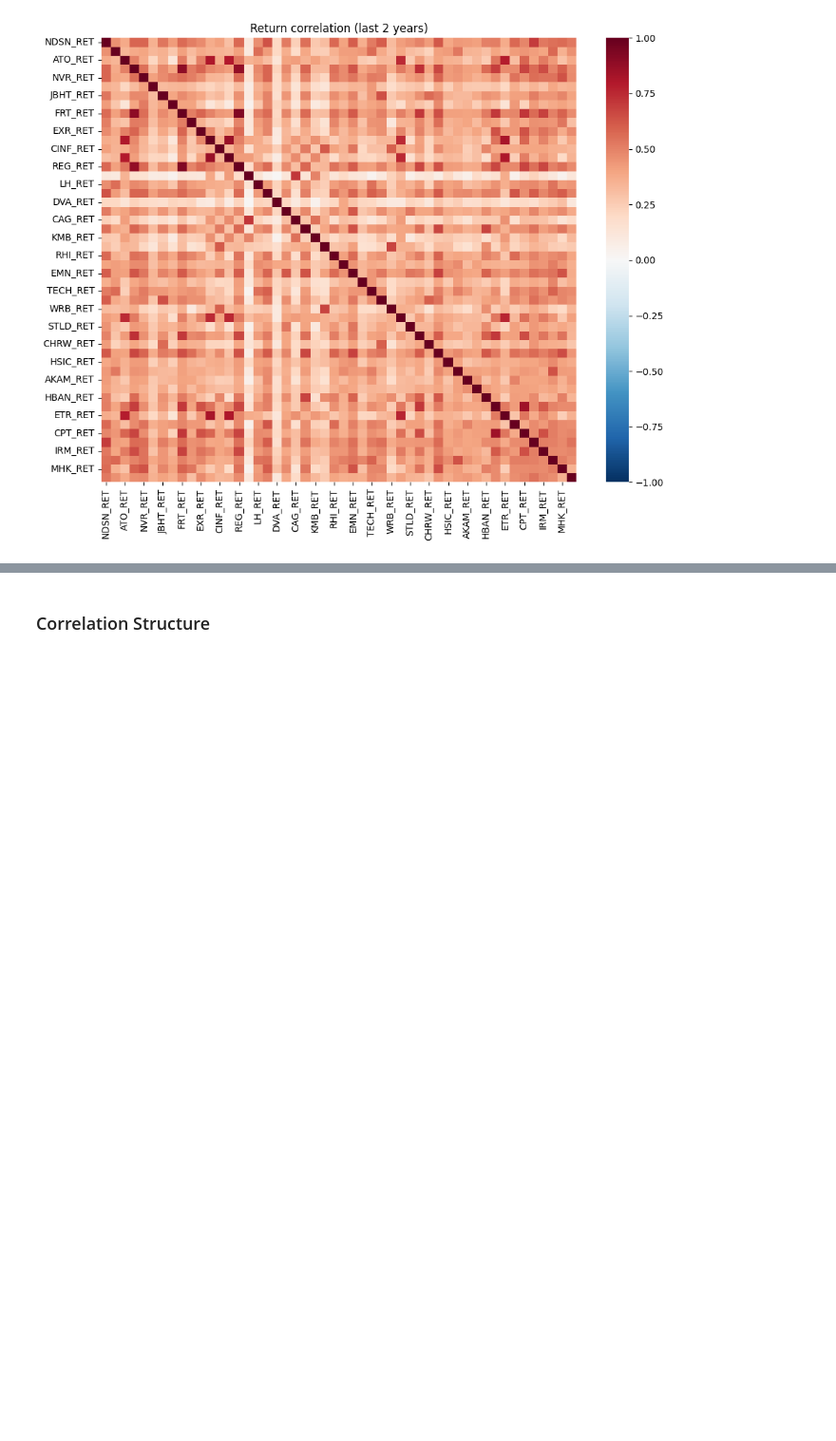
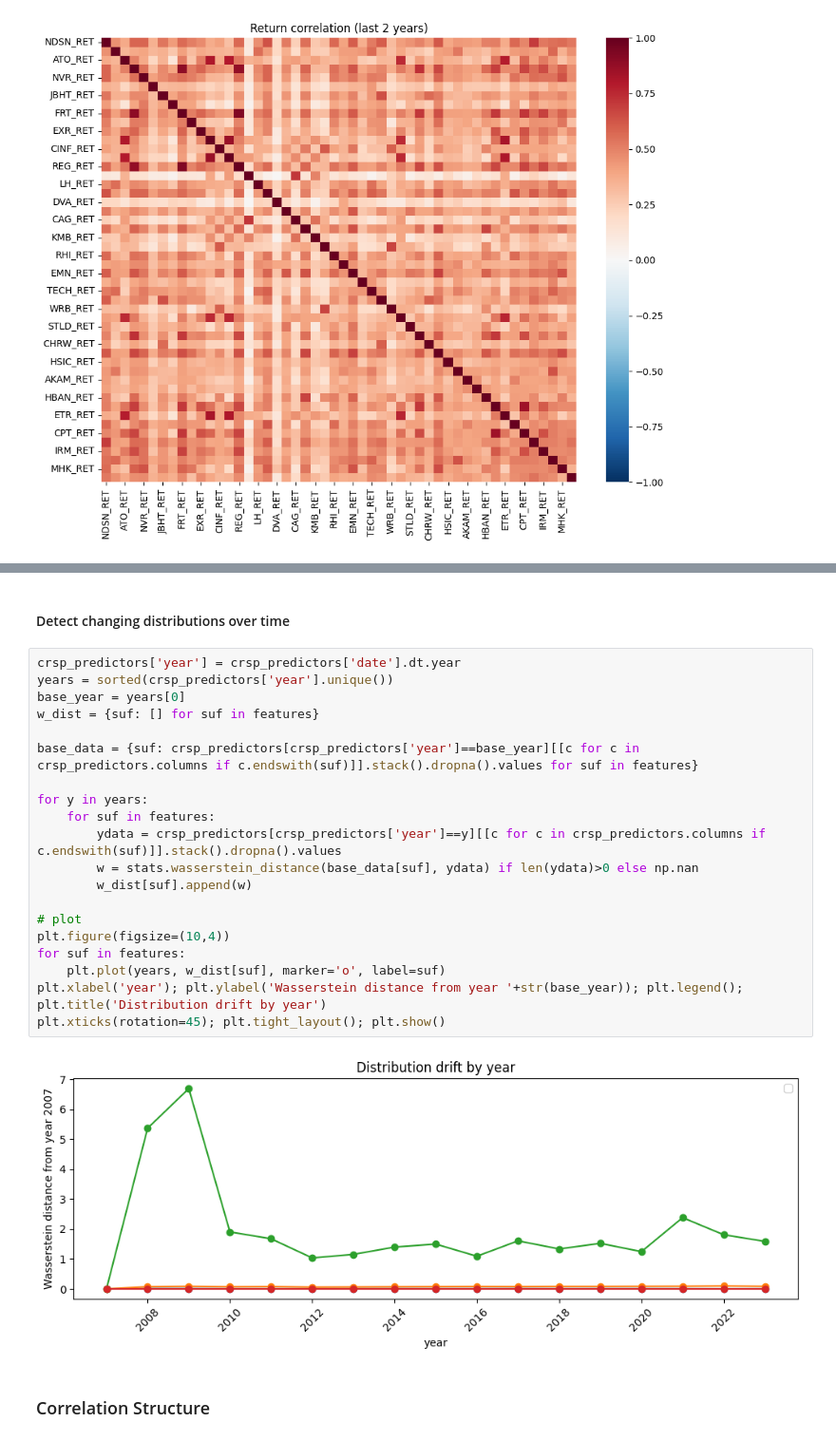
Before and after one commit to travisdesell/exact, a Jupyter notebook: financial_loss_functions/exploration.ipynb, the cells around one changed output, grey strips where cells are left out. Shown at 95% size. Cells and saved outputs as stored; diff of their text form; blank space fills up the shorter version.

```diff
--- a/financial_loss_functions/exploration.ipynb
+++ b/financial_loss_functions/exploration.ipynb
@@ -303,3 +365,27 @@ crsp_predictors[ret_cols].stack().hist(bins=100)
+# %% [markdown]
+#### Detect changing distributions over time
+# %%
+crsp_predictors['year'] = crsp_predictors['date'].dt.year
+years = sorted(crsp_predictors['year'].unique())
+base_year = years[0]
+w_dist = {suf: [] for suf in features}
+
+base_data = {suf: crsp_predictors[crsp_predictors['year']==base_year][[c for c in crsp_predictors.columns if c.endswith(suf)]].stack().dropna().values for suf in features}
+
+for y in years:
+    for suf in features:
+        ydata = crsp_predictors[crsp_predictors['year']==y][[c for c in crsp_predictors.columns if c.endswith(suf)]].stack().dropna().values
+        w = stats.wasserstein_distance(base_data[suf], ydata) if len(ydata)>0 else np.nan
+        w_dist[suf].append(w)
+
+# plot
+plt.figure(figsize=(10,4))
+for suf in features:
+    plt.plot(years, w_dist[suf], marker='o', label=suf)
+plt.xlabel('year'); plt.ylabel('Wasserstein distance from year '+str(base_year)); plt.legend(); plt.title('Distribution drift by year')
+plt.xticks(rotation=45); plt.tight_layout(); plt.show()
+# %% [output]
+[figure, added]
 # %% [markdown]
 ### Correlation Structure
 # %%
```
Also changed, not shown: parts of 22 cells of this notebook.
